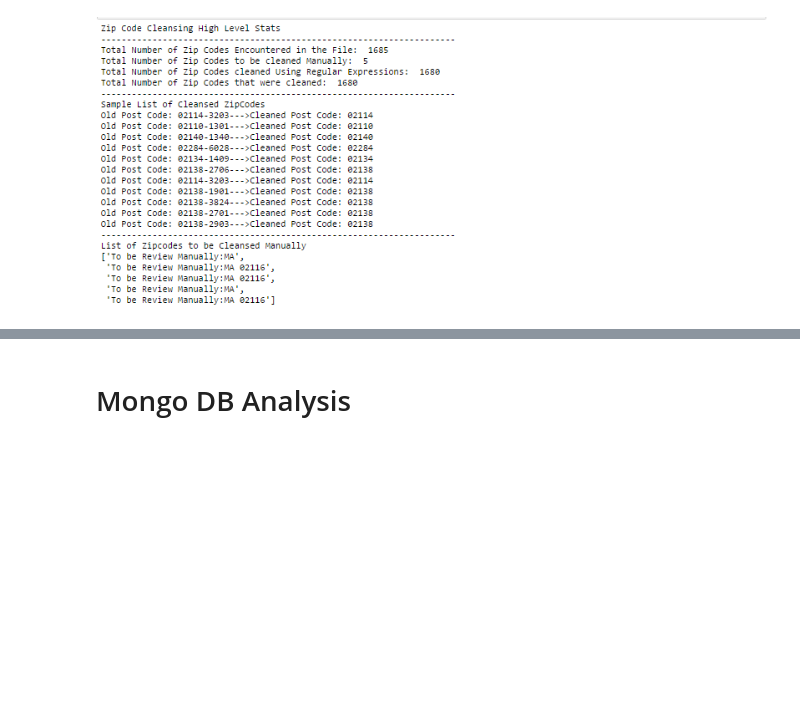
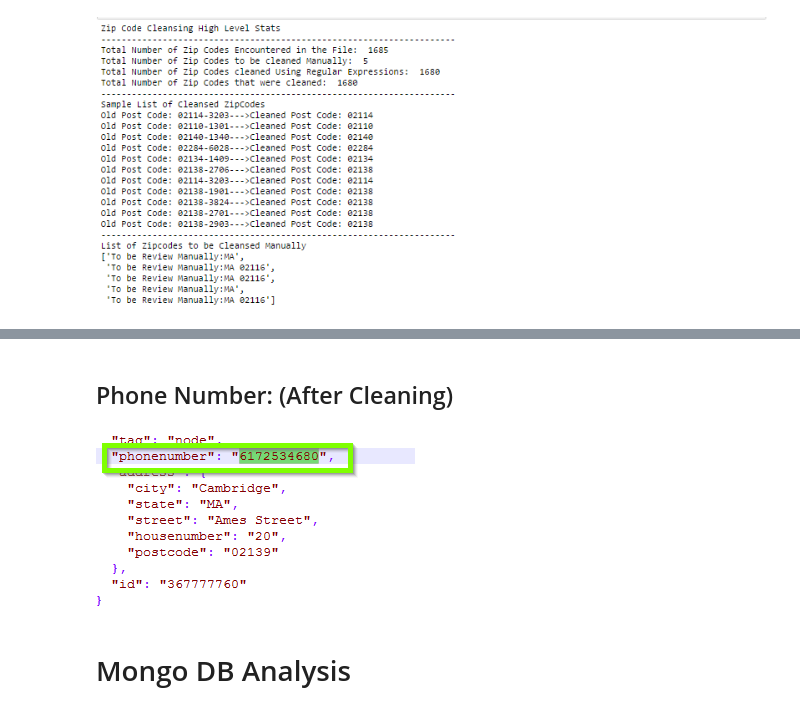
Before and after one commit to Ajinth/Python-Data-Analysis, a Jupyter notebook: Boston_OSM_Analysis_Final0305_Summary.ipynb, the cells around one changed output, grey strips where cells are left out. Cells and saved outputs as stored; diff of their text form; code cells hidden in the pictures; blank space fills up the shorter version.

```diff
--- a/Boston_OSM_Analysis_Final0305_Summary.ipynb
+++ b/Boston_OSM_Analysis_Final0305_Summary.ipynb
@@ -186,3 +212,10 @@ This step involves creation of a JSON file for importing the file to MongoDB.
+# %% [markdown]
+## Phone Number: (After Cleaning)
+# %%
+from IPython.display import Image
+Image(filename='newphonenumber.png')
+# %% [output]
+[figure, added]
 # %% [markdown]
 # Mongo DB Analysis
 # %%
```
Also changed, not shown: parts of 8 cells of this notebook, 3 other files.
